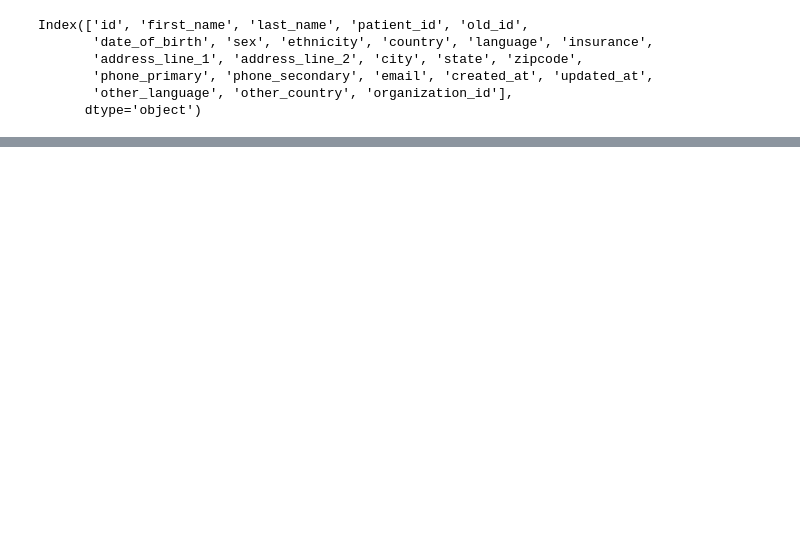
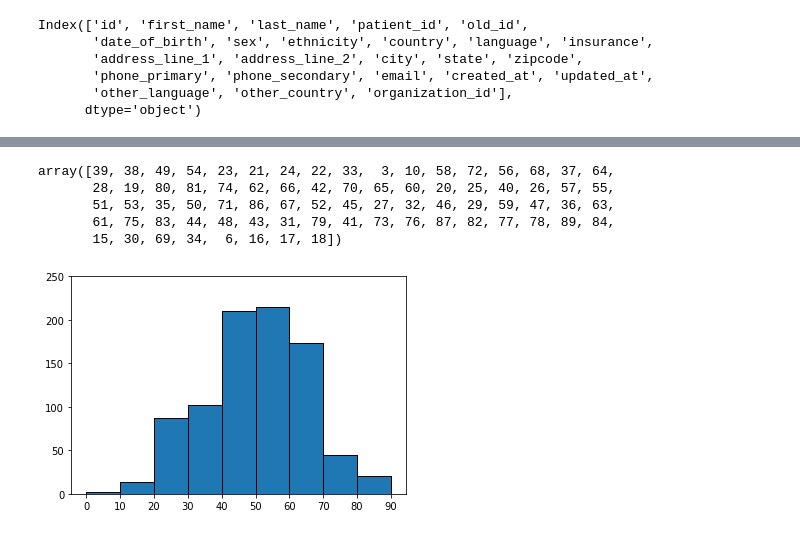
Before and after one commit to adib2149/TIEHL, a Jupyter notebook: exploration.ipynb, the cells around one changed output, grey strips where cells are left out. Drawn from its saved outputs; the diff is of its cells as text; code cells hidden in the pictures; blank space fills up the shorter version.

Commit message:
finished primary work on sex, ethnicity and insurance

```diff
--- a/exploration.ipynb
+++ b/exploration.ipynb
@@ -13,3 +17,7 @@ Index(['id', 'first_name', 'last_name', 'patient_id', 'old_id',
        'phone_primary', 'phone_secondary', 'email', 'created_at', 'updated_at',
        'other_language', 'other_country', 'organization_id'],
       dtype='object')
+# %%
+patient = patient.drop(['id', 'first_name', 'last_name', 'patient_id', 'old_id',
+              'address_line_1', 'address_line_2', 'phone_primary', 'phone_secondary',
+              'email', 'updated_at', 'organization_id'], axis=1)
@@ -15,0 +57,8 @@ Index(['id', 'first_name', 'last_name', 'patient_id', 'old_id',
+# %%
+# fixing single error
+patient.iloc[861]['date_of_birth'] = '1984-07-06'
+
+def change_to_age(row):
+    return (pd.to_datetime('today').year - pd.to_datetime(row['date_of_birth']).year)
+
+patient['age'] = patient.apply(lambda row: change_to_age(row), axis=1)
@@ -15,0 +74,21 @@ Index(['id', 'first_name', 'last_name', 'patient_id', 'old_id',
+# %%
+patient = patient.drop(['date_of_birth'], axis=1)
+# %%
+patient['age'].unique()
+# %% [output]
+array([39, 38, 49, 54, 23, 21, 24, 22, 33,  3, 10, 58, 72, 56, 68, 37, 64,
+       28, 19, 80, 81, 74, 62, 66, 42, 70, 65, 60, 20, 25, 40, 26, 57, 55,
+       51, 53, 35, 50, 71, 86, 67, 52, 45, 27, 32, 46, 29, 59, 47, 36, 63,
+       61, 75, 83, 44, 48, 43, 31, 79, 41, 73, 76, 87, 82, 77, 78, 89, 84,
+       15, 30, 69, 34,  6, 16, 17, 18])
+# %%
+bin_count = 10
+bin_width = 10
+
+bins = [x*bin_width for x in range(0, bin_count)] # results in 15, 20, ... 85, 90
+plt.hist(patient['age'], bins=bins, edgecolor="k")
+plt.xticks(bins)
+plt.ylim(0, 250)
+plt.show()
+# %% [output]
+[figure, added]
```
Also changed, not shown: parts of 24 cells of this notebook.
